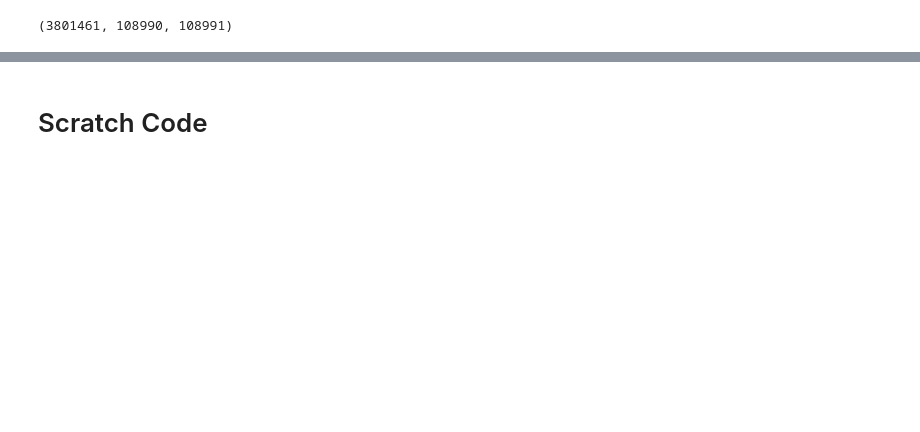
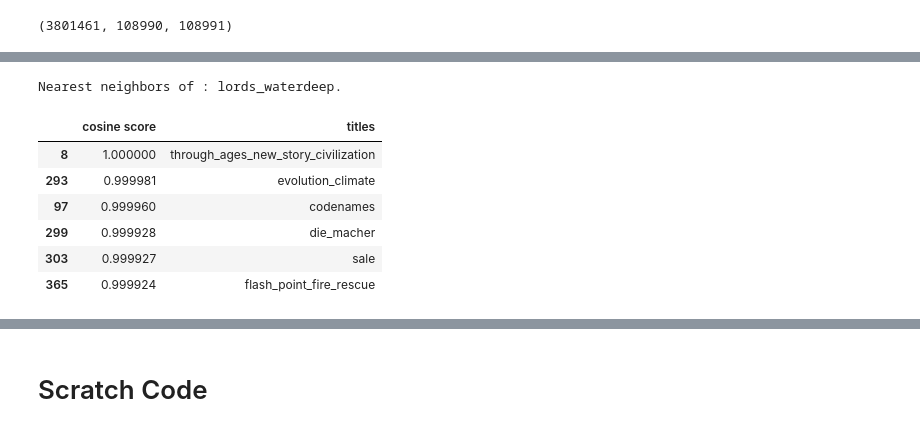
Before and after one commit to MarshallKrakauer/BGGAnalysis, a Jupyter notebook: Player Ratings.ipynb, the cells around one changed output, grey strips where cells are left out. Saved outputs shown, nothing was run; the diff lists cells and outputs as text; code cells hidden in the pictures; blank space fills up the shorter version.

```diff
--- a/Player Ratings.ipynb
+++ b/Player Ratings.ipynb
@@ -312,0 +386,34 @@ model.train(num_iterations=300, learning_rate=10.)
+# %%
+def game_neighbors(model, title_substring, measure=DOT, k=6):
+  # Search for movie ids that match the given substring.
+  ids =  games.loc[games['title'].str.contains(title_substring), ['game_idx']].values
+  ids = list(ids.flatten())
+  titles = games.loc[games['game_idx'].isin(ids), 'title'].values
+  if len(titles) == 0:
+    raise ValueError("Found no games with title %s" % title_substring)
+  print("Nearest neighbors of : %s." % titles[0])
+  if len(titles) > 1:
+    print("[Found more than one matching game. Other candidates: {}]".format(
+        ", ".join(titles[1:])))
+  movie_id = ids[0]
+  scores = compute_scores(
+      model.embeddings["game_idx"][movie_id], model.embeddings["game_idx"],
+      measure)
+  score_key = measure + ' score'
+  df = pd.DataFrame({
+      score_key: list(scores),
+      'titles': games['title']
+      #'genres': movies['all_genres']
+  })
+  display.display(df.sort_values([score_key], ascending=False).head(k))
+# %%
+game_neighbors(model, "lords_waterdeep", COSINE)
+# %% [output]
+Nearest neighbors of : lords_waterdeep.
+|  | cosine score | titles |
+| 8 | 1.000000 | through_ages_new_story_civilization |
+| 293 | 0.999981 | evolution_climate |
+| 97 | 0.999960 | codenames |
+| 299 | 0.999928 | die_macher |
+| 303 | 0.999927 | sale |
+| 365 | 0.999924 | flash_point_fire_rescue |
```
Also changed, not shown: parts of 13 cells of this notebook.
